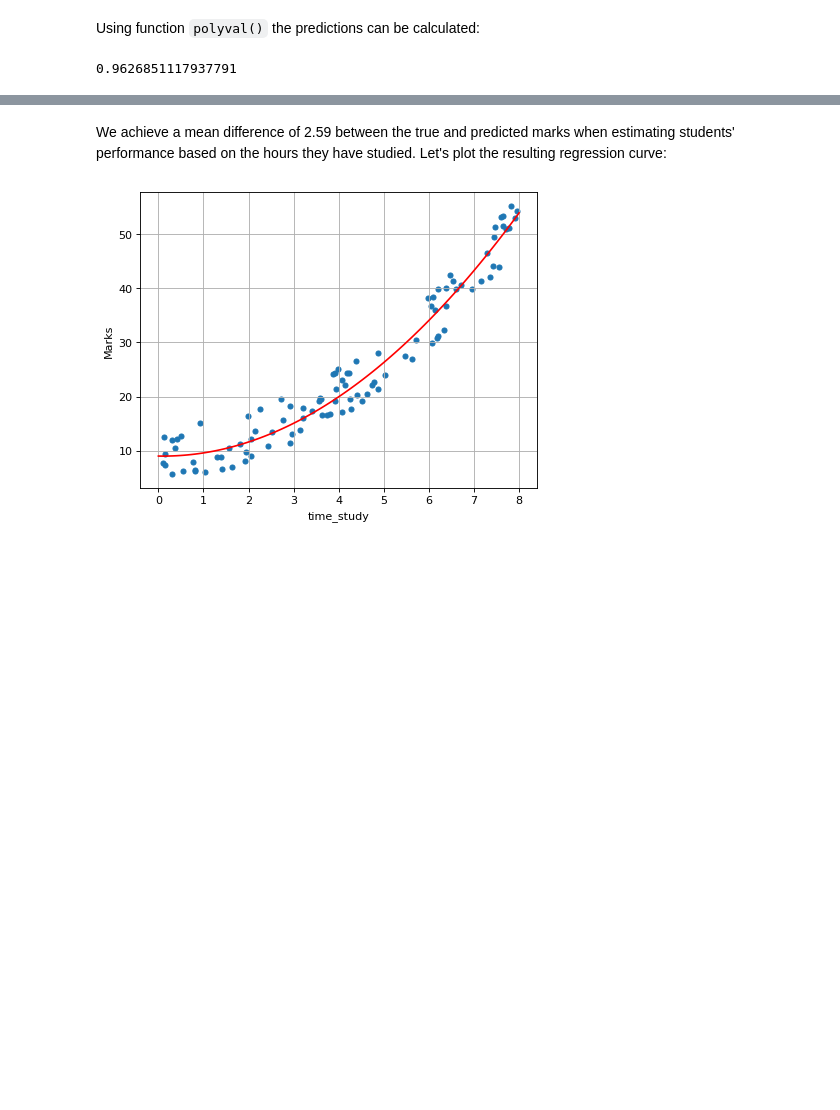
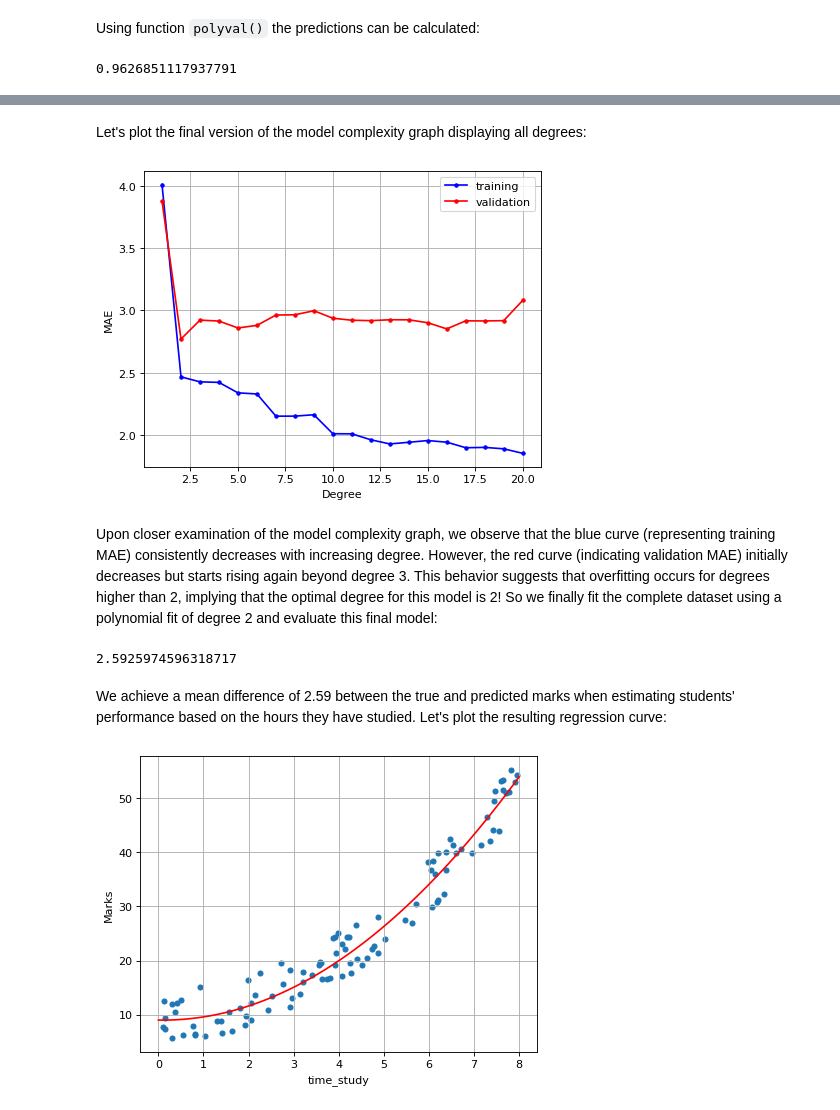
Before and after one commit to alouwyck/dania-international-days, a Jupyter notebook: artificial_intelligence/Intro_to_Artificial_Intelligence.ipynb, the cells around one changed output, grey strips where cells are left out. Cells and saved outputs as stored; diff of their text form; code cells hidden in the pictures; blank space fills up the shorter version.

```diff
--- a/artificial_intelligence/Intro_to_Artificial_Intelligence.ipynb
+++ b/artificial_intelligence/Intro_to_Artificial_Intelligence.ipynb
@@ -292,0 +444,17 @@ r2_score(y_true=y, y_pred=yp)  # R² score
+# %%
+from sklearn.metrics import mean_absolute_error as MAE  # import MAE function
+
+mae_train = []  # list of MAEs of training data
+mae_val = []    # list of MAEs of validation data
+coef = []       # list of coefficients
+degrees = range(1, 21)  # range of degrees of polynomial function
+
+for degree in degrees:  # loop through degrees
+
+    a = np.polyfit(X_train.flatten(), y_train, degree)  # polynomial fit of training data
+    yp_train = np.polyval(a, X_train.flatten())         # predictions of training data
+    yp_val = np.polyval(a, X_val.flatten())             # predictions of validation data
+
+    coef.append(a)  # coefficients
+    mae_train.append(MAE(y_true=y_train, y_pred=yp_train))  # MAE of training data
+    mae_val.append(MAE(y_true=y_val, y_pred=yp_val))        # MAE of validation data
@@ -293,3 +508,22 @@ r2_score(y_true=y, y_pred=yp)  # R² score
+# %% [markdown]
+Let's plot the final version of the model complexity graph displaying all degrees:
+# %%
+plt.plot(degrees, mae_train, 'b.-', label='training');
+plt.plot(degrees, mae_val, 'r.-', label='validation');
+plt.legend();
+plt.xlabel('Degree');
+plt.ylabel('MAE');
+plt.grid();
+# %% [output]
+[figure, added]
+# %% [markdown]
+Upon closer examination of the model complexity graph, we observe that the blue curve (representing training MAE) consistently decreases with increasing degree. However, the red curve (indicating validation MAE) initially decreases but starts rising again beyond degree 3. This behavior suggests that overfitting occurs for degrees higher than 2, implying that the optimal degree for this model is 2! So we finally fit the complete dataset using a polynomial fit of degree 2 and evaluate this final model:
+# %%
+a = np.polyfit(X.flatten(), y, deg=2)
+yp = np.polyval(a, X.flatten())
+MAE(y_true=y, y_pred=yp)
+# %% [output]
+2.5925974596318717
 # %% [markdown]
 We achieve a mean difference of 2.59 between the true and predicted marks when estimating students' performance based on the hours they have studied. Let's plot the resulting regression curve:
 # %%
```
Also changed, not shown: parts of 68 cells of this notebook.
